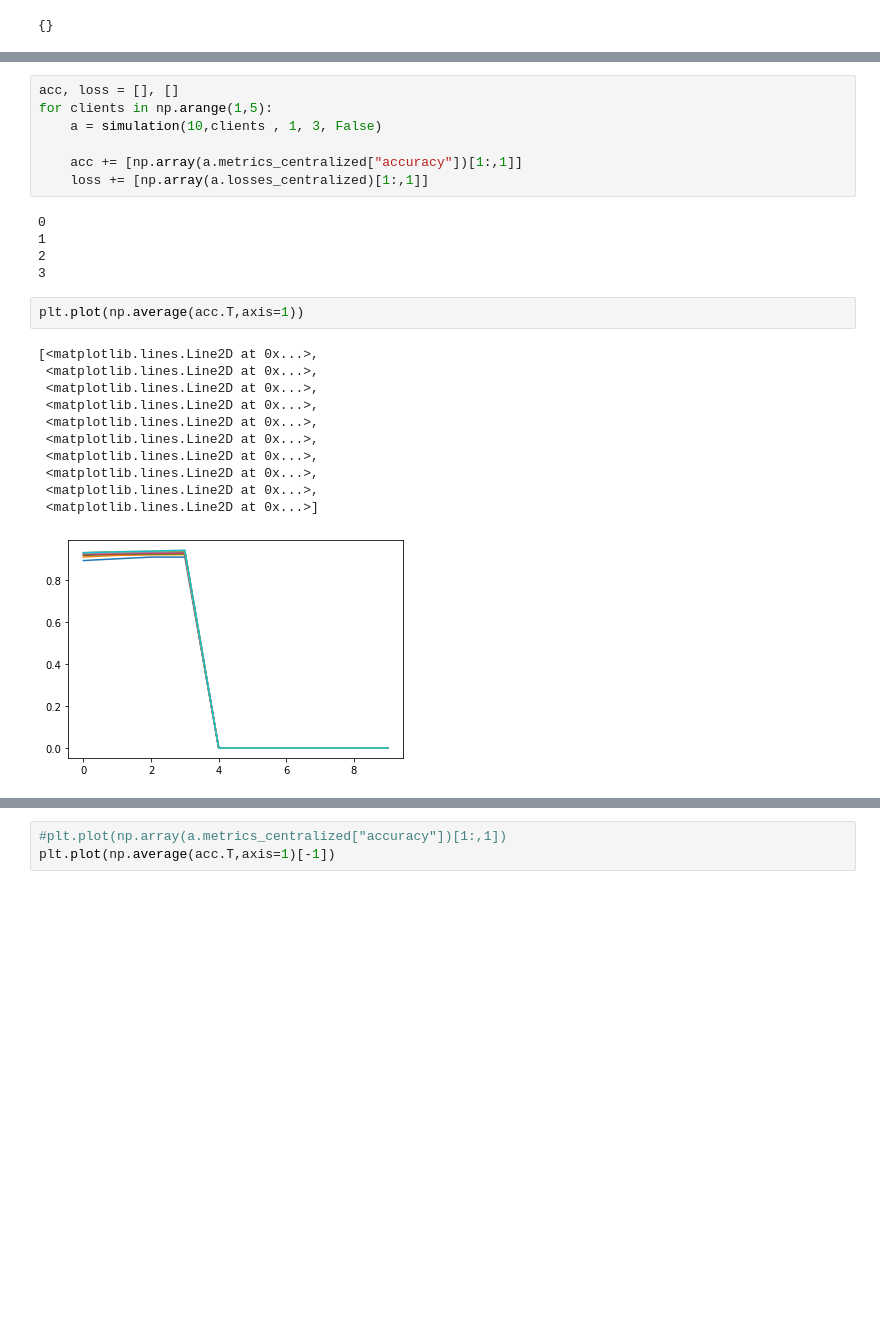
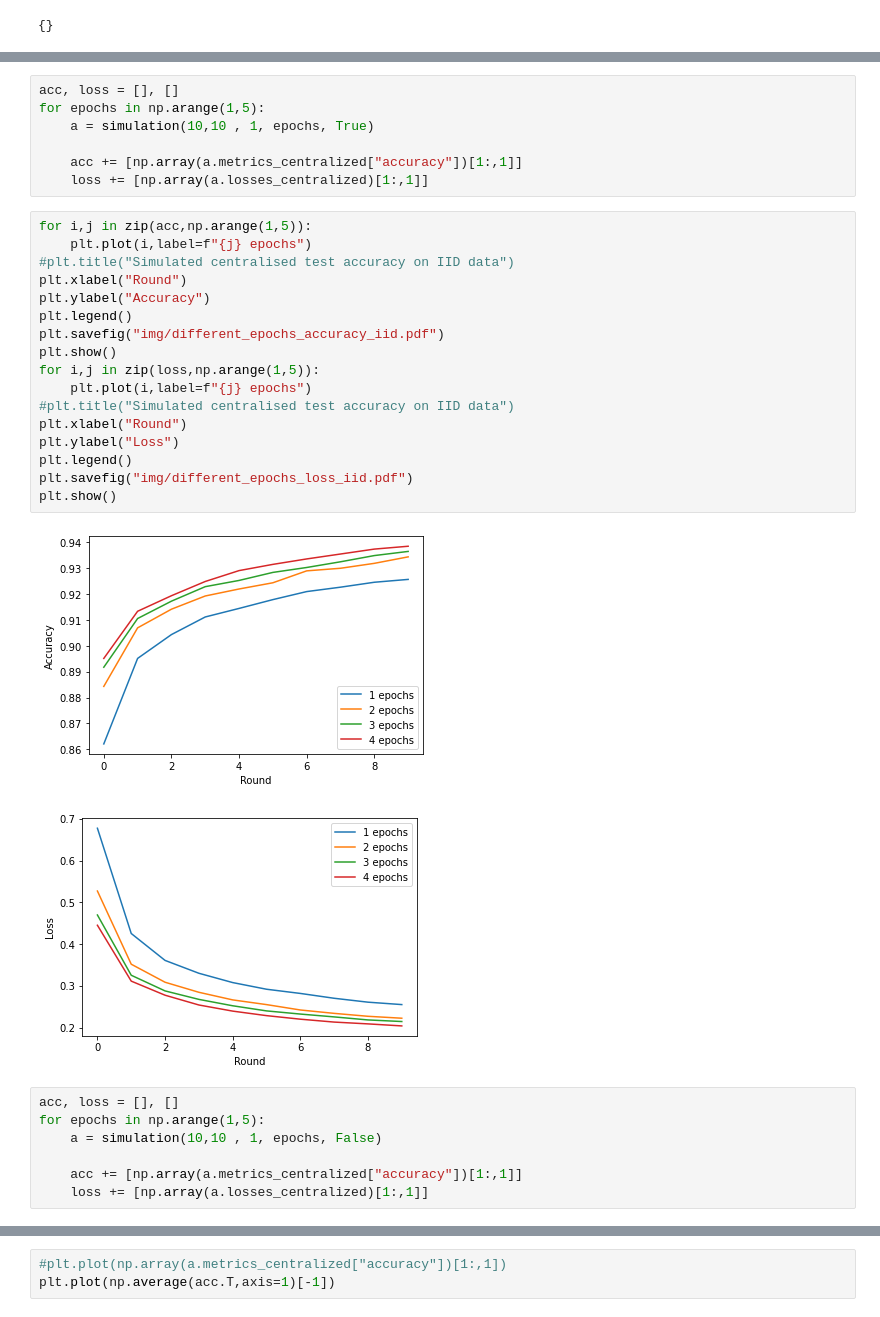
Before and after one commit to Zigolox/Federated-Learning-On-RPi, a Jupyter notebook: src/Untitled.ipynb, the cells around one changed output, grey strips where cells are left out. Saved outputs shown, nothing was run; the diff lists cells and outputs as text; blank space fills up the shorter version.

```diff
--- a/src/Untitled.ipynb
+++ b/src/Untitled.ipynb
@@ -47,26 +69,34 @@ acc
+# %%
+acc, loss = [], []
+for epochs in np.arange(1,5):
+    a = simulation(10,10 , 1, epochs, True)
+
+    acc += [np.array(a.metrics_centralized["accuracy"])[1:,1]]
+    loss += [np.array(a.losses_centralized)[1:,1]]
+# %%
+for i,j in zip(acc,np.arange(1,5)):
+    plt.plot(i,label=f"{j} epochs")
+#plt.title("Simulated centralised test accuracy on IID data")
+plt.xlabel("Round")
+plt.ylabel("Accuracy")
+plt.legend()
+plt.savefig("img/different_epochs_accuracy_iid.pdf")
+plt.show()
+for i,j in zip(loss,np.arange(1,5)):
+    plt.plot(i,label=f"{j} epochs")
+#plt.title("Simulated centralised test accuracy on IID data")
+plt.xlabel("Round")
+plt.ylabel("Loss")
+plt.legend()
+plt.savefig("img/different_epochs_loss_iid.pdf")
+plt.show()
+# %% [output]
+[figure, added]
+[figure, added]
 # %%
 acc, loss = [], []
-for clients in np.arange(1,5):
-    a = simulation(10,clients , 1, 3, False)
+for epochs in np.arange(1,5):
+    a = simulation(10,10 , 1, epochs, False)
 
     acc += [np.array(a.metrics_centralized["accuracy"])[1:,1]]
     loss += [np.array(a.losses_centralized)[1:,1]]
-# %% [output]
-0
-1
-2
-3
-# %%
-plt.plot(np.average(acc.T,axis=1))
-# %% [output]
-[<matplotlib.lines.Line2D at 0x...>,
- <matplotlib.lines.Line2D at 0x...>,
- <matplotlib.lines.Line2D at 0x...>,
- <matplotlib.lines.Line2D at 0x...>,
- <matplotlib.lines.Line2D at 0x...>,
- <matplotlib.lines.Line2D at 0x...>,
- <matplotlib.lines.Line2D at 0x...>,
- <matplotlib.lines.Line2D at 0x...>,
- <matplotlib.lines.Line2D at 0x...>,
- <matplotlib.lines.Line2D at 0x...>]
-[figure, removed]
```
Also changed, not shown: parts of 11 cells of this notebook, 15 other files.
